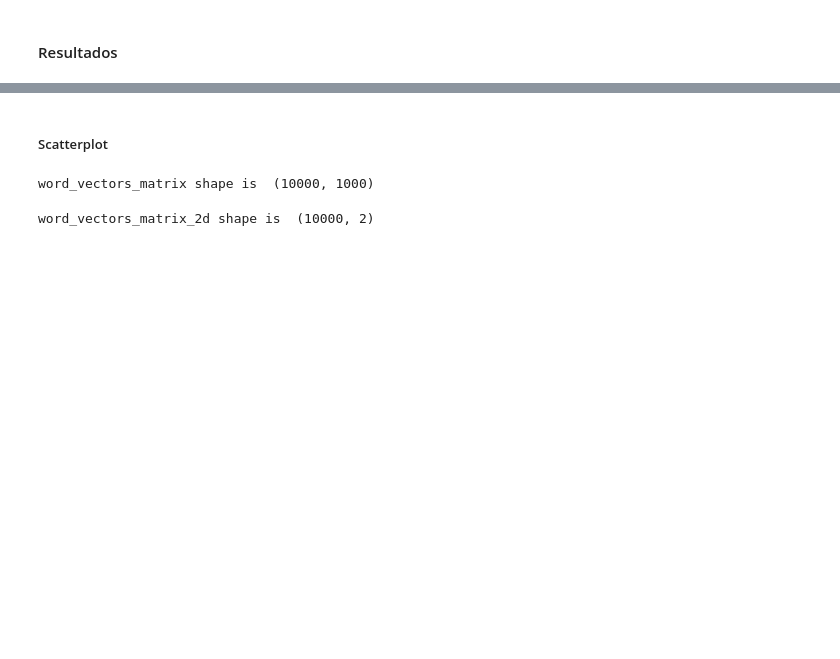
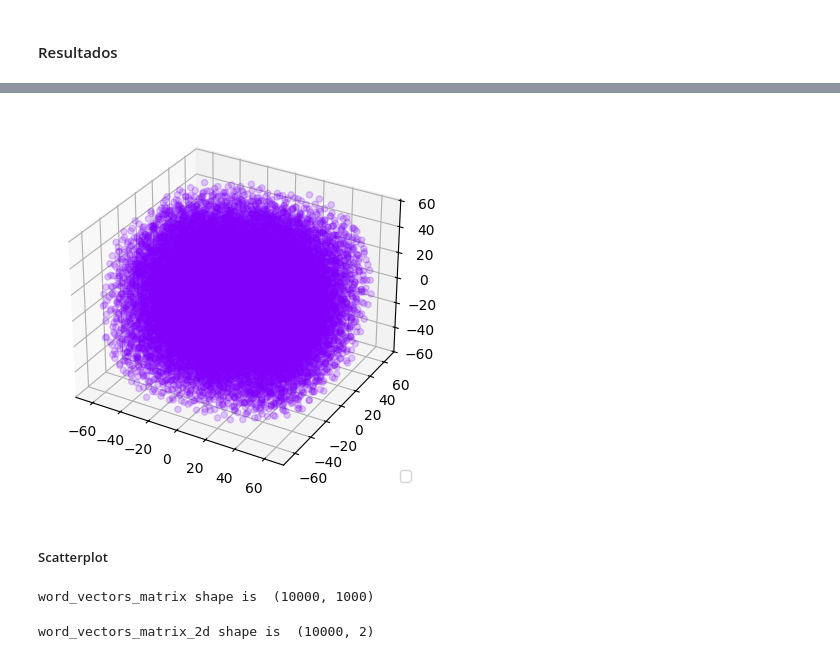
Before and after one commit to GDSMN/mineracao_arquivos_epstein_2026, a Jupyter notebook: filter.ipynb, the cells around one changed output, grey strips where cells are left out. Cells and saved outputs as stored; diff of their text form; code cells hidden in the pictures; blank space fills up the shorter version.

```diff
--- a/filter.ipynb
+++ b/filter.ipynb
@@ -292,0 +396,20 @@ model.wv.most_similar(positive=['communication'])
+# %%
+mean = np.mean(embeddings_wp_3d, axis=0)
+std = np.std(embeddings_wp_3d, axis=0)
+z_scores = np.abs((embeddings_wp_3d - mean) / std)
+
+outlier_rows = np.any(z_scores >= 1.5, axis=1)
+
+plot_dt = embeddings_wp_3d[~outlier_rows]
+# %%
+from mpl_toolkits.mplot3d import Axes3D
+
+fig = plt.figure()
+ax = fig.add_subplot(projection='3d')
+colors = cm.rainbow(np.linspace(0, 1, 1))
+ax.scatter(plot_dt[:, 0], plot_dt[:, 1], plot_dt[:, 2], c=colors, alpha=0.2)
+plt.legend(loc=4)
+# plt.title("")
+plt.show()
+# %% [output]
+[figure, added]
```
Also changed, not shown: parts of 26 cells of this notebook, 1 other file.
